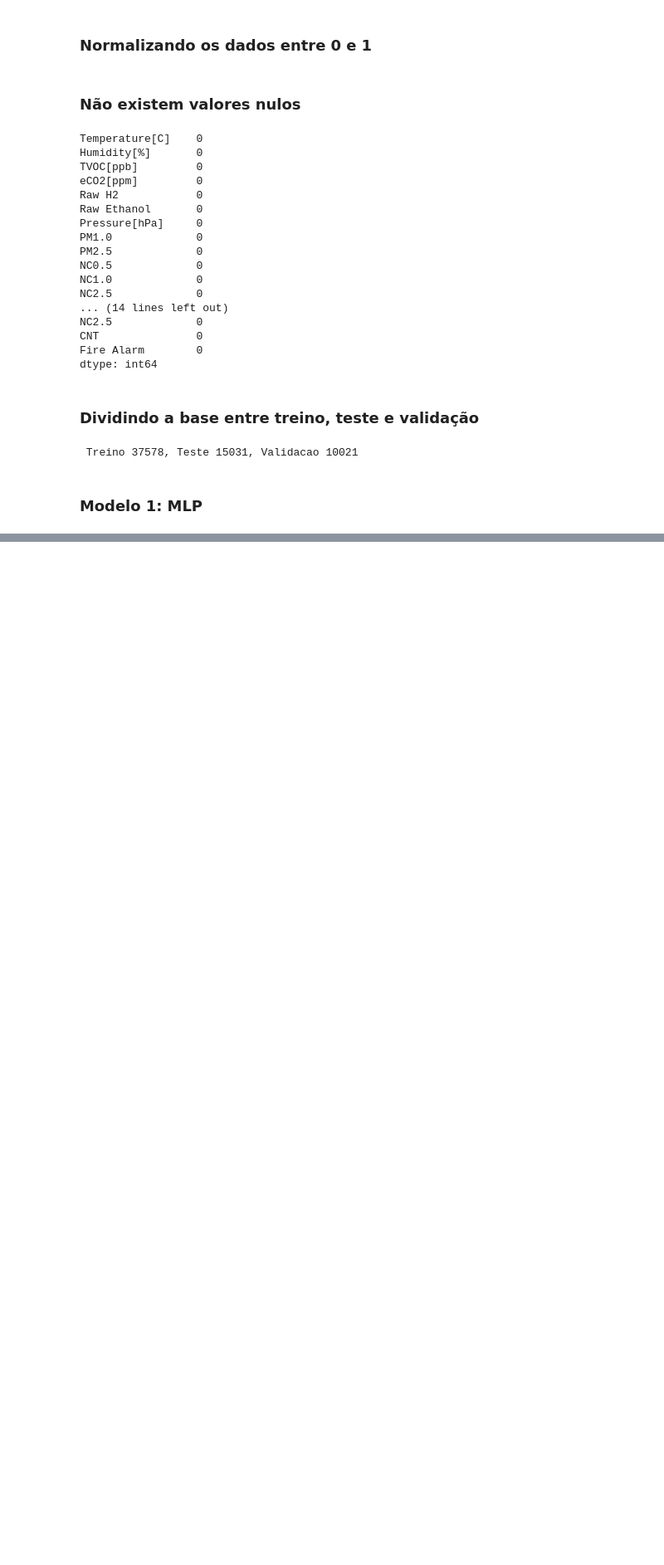
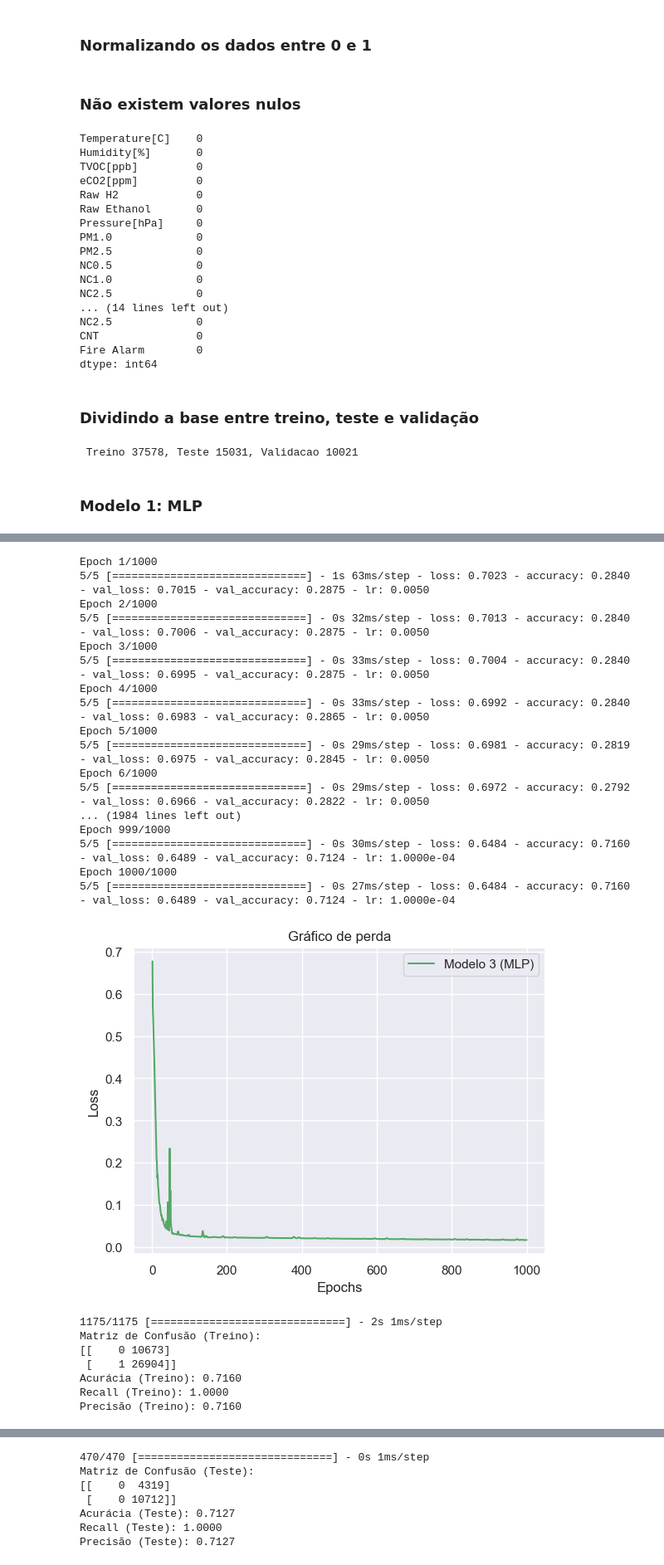
Before and after one commit to da-ferreira/prova-final-data-science, a Jupyter notebook: smoke_detection/main.ipynb, the cells around one changed output, grey strips where cells are left out. Shown at 83% size. Cells and saved outputs as stored; diff of their text form; code cells hidden in the pictures; blank space fills up the shorter version.

```diff
--- a/smoke_detection/main.ipynb
+++ b/smoke_detection/main.ipynb
@@ -195,0 +294,64 @@ array([[1],
+# %%
+model3 = Sequential()
+
+model3.add(Dense(128, activation='relu', input_shape=(X_train.shape[1],)))
+model3.add(Dense(256, activation='relu'))
+model3.add(Dense(128, activation='relu'))
+model3.add(Dense(64, activation='relu'))
+model3.add(Dense(1, activation='sigmoid'))
+
+model3.compile(optimizer='adadelta', loss='binary_crossentropy', metrics=['accuracy'])
+
+history3 = model3.fit(
+    X_train,
+    y_train,
+    epochs=1000,
+    batch_size=int(0.25 * len(X_train)),
+    validation_data=(X_val, y_val),
+    callbacks=[early_stopping_callback, lr_scheduler_callback],
+    verbose=1
+)
+
+# Grafico do Loss
+train_loss3 = history3.history['loss']
+epochs = range(1, len(train_loss1) + 1)
+plt.plot(epochs, train_loss1, 'g', label='Modelo 3 (MLP)')
+plt.title('Gráfico de perda')
+plt.xlabel('Epochs')
+plt.ylabel('Loss')
+plt.legend()
+plt.show()
+
+evaluate_model(model3, X_train, y_train, "Treino")
+
+# Avaliação no conjunto de teste
+evaluate_model(model3, X_test, y_test, "Teste")
+
+# Avaliação no conjunto de validação
+evaluate_model(model3, X_val, y_val, "Validação")
+# %% [output]
+Epoch 1/1000
+5/5 [==============================] - 1s 63ms/step - loss: 0.7023 - accuracy: 0.2840 - val_loss: 0.7015 - val_accuracy: 0.2875 - lr: 0.0050
+Epoch 2/1000
+5/5 [==============================] - 0s 32ms/step - loss: 0.7013 - accuracy: 0.2840 - val_loss: 0.7006 - val_accuracy: 0.2875 - lr: 0.0050
+Epoch 3/1000
+5/5 [==============================] - 0s 33ms/step - loss: 0.7004 - accuracy: 0.2840 - val_loss: 0.6995 - val_accuracy: 0.2875 - lr: 0.0050
+Epoch 4/1000
+5/5 [==============================] - 0s 33ms/step - loss: 0.6992 - accuracy: 0.2840 - val_loss: 0.6983 - val_accuracy: 0.2865 - lr: 0.0050
+Epoch 5/1000
+5/5 [==============================] - 0s 29ms/step - loss: 0.6981 - accuracy: 0.2819 - val_loss: 0.6975 - val_accuracy: 0.2845 - lr: 0.0050
+Epoch 6/1000
+5/5 [==============================] - 0s 29ms/step - loss: 0.6972 - accuracy: 0.2792 - val_loss: 0.6966 - val_accuracy: 0.2822 - lr: 0.0050
+... (1984 lines left out)
+Epoch 999/1000
+5/5 [==============================] - 0s 30ms/step - loss: 0.6484 - accuracy: 0.7160 - val_loss: 0.6489 - val_accuracy: 0.7124 - lr: 1.0000e-04
+Epoch 1000/1000
+5/5 [==============================] - 0s 27ms/step - loss: 0.6484 - accuracy: 0.7160 - val_loss: 0.6489 - val_accuracy: 0.7124 - lr: 1.0000e-04
+[figure, added]
+1175/1175 [==============================] - 2s 1ms/step
+Matriz de Confusão (Treino):
+[[    0 10673]
+ [    1 26904]]
+Acurácia (Treino): 0.7160
+Recall (Treino): 1.0000
+Precisão (Treino): 0.7160
@@ -195,0 +359,7 @@ array([[1],
+470/470 [==============================] - 0s 1ms/step
+Matriz de Confusão (Teste):
+[[    0  4319]
+ [    0 10712]]
+Acurácia (Teste): 0.7127
+Recall (Teste): 1.0000
+Precisão (Teste): 0.7127
```
Also changed, not shown: parts of 18 cells of this notebook, 1 other file.
